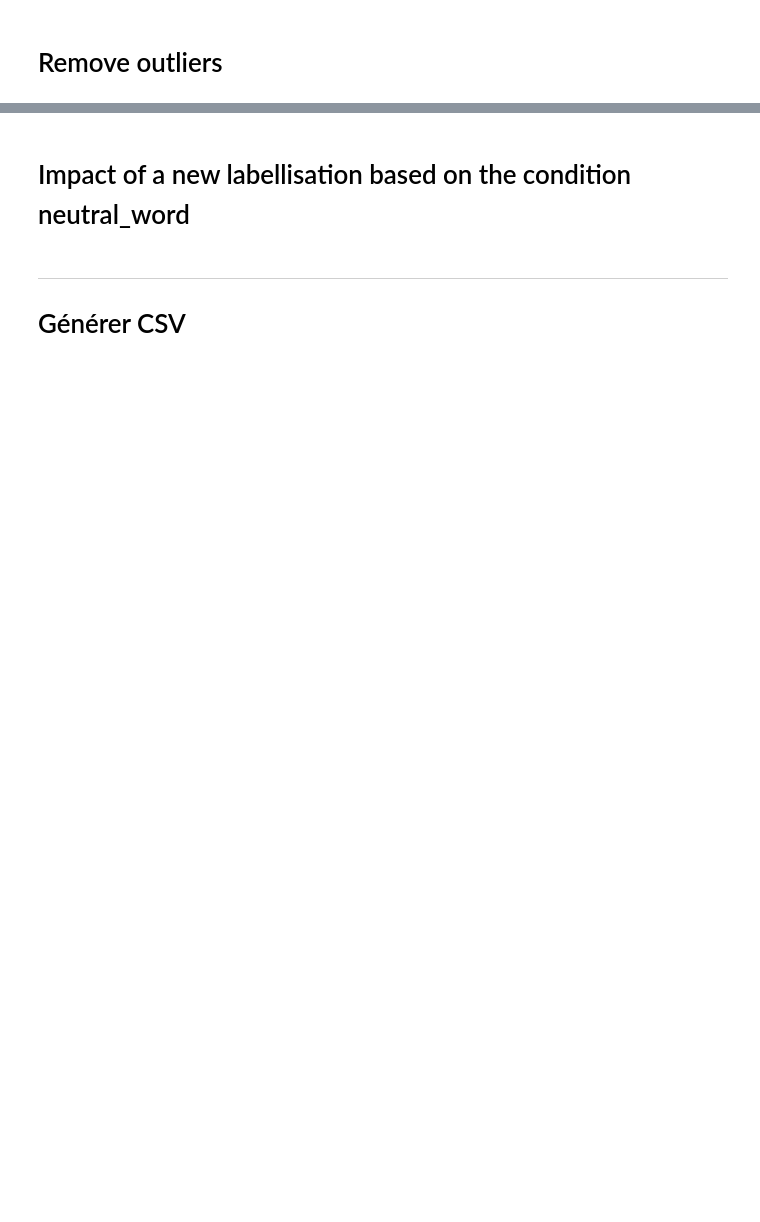
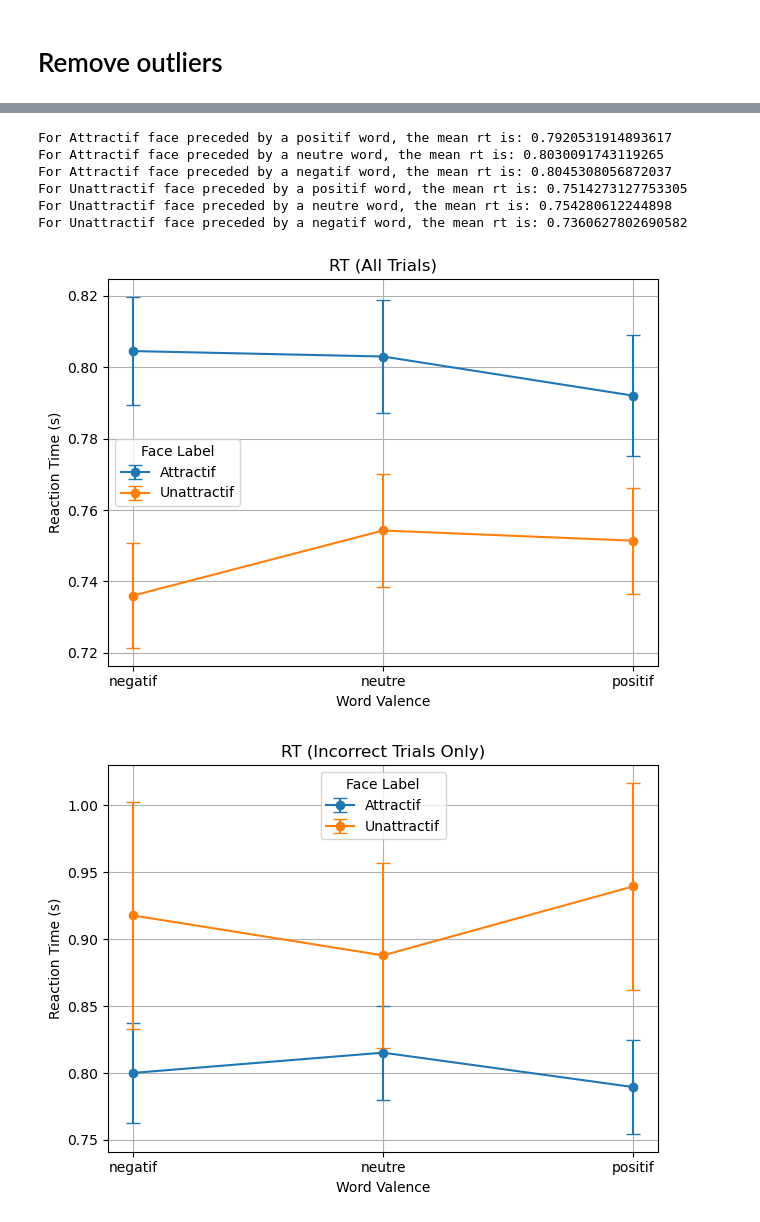
Before and after one commit to Coumess/Lab_Project_Experiment, a Jupyter notebook: extract_data.ipynb, the cells around one changed output, grey strips where cells are left out. Drawn from its saved outputs; the diff is of its cells as text; code cells hidden in the pictures; blank space fills up the shorter version.

```diff
--- a/extract_data.ipynb
+++ b/extract_data.ipynb
@@ -603,6 +149,0 @@ p-value = 0.95746
-# %% [markdown]
-# Impact of a new labellisation based on the condition neutral_word
-# %% [markdown]
----
-
-# Générer CSV
@@ -663,0 +150,70 @@ print("Fichier CSV généré")
+# %%
+for label in ["Attractif","Unattractif"]:
+    for val in ["positif","neutre","negatif"]:
+        print(f"For {label} face preceded by a {val} word, the mean rt is: {data_without_outliers[(data_without_outliers['label_face']==label)&(data_without_outliers['valence_word']==val)]['rt'].mean()}")
+# %% [output]
+For Attractif face preceded by a positif word, the mean rt is: 0.7920531914893617
+For Attractif face preceded by a neutre word, the mean rt is: 0.8030091743119265
+For Attractif face preceded by a negatif word, the mean rt is: 0.8045308056872037
+For Unattractif face preceded by a positif word, the mean rt is: 0.7514273127753305
+For Unattractif face preceded by a neutre word, the mean rt is: 0.754280612244898
+For Unattractif face preceded by a negatif word, the mean rt is: 0.7360627802690582
+# %%
+def plot_rt(data, title):
+    # --- Prepare summary data ---
+    summary = (
+        data
+        .groupby(['label_face', 'valence_word'])['rt']
+        .agg(
+            mean='mean',
+            sem=lambda x: x.std() / np.sqrt(len(x))
+        )
+        .reset_index()
+    )
+
+    # Ensure correct order
+    order = ['negatif', 'neutre', 'positif']
+    summary['valence_word'] = pd.Categorical(summary['valence_word'], categories=order, ordered=True)
+    summary = summary.sort_values('valence_word')
+
+    # --- Plot ---
+    plt.figure()
+
+    for label in summary['label_face'].unique():
+        subset = summary[summary['label_face'] == label]
+
+        plt.errorbar(
+            subset['valence_word'],
+            subset['mean'],
+            yerr=subset['sem'],
+            marker='o',
+            capsize=5,
+            label=label
+        )
+
+    plt.xlabel("Word Valence")
+    plt.ylabel("Reaction Time (s)")
+    plt.title(title)
+    plt.legend(title="Face Label")
+    plt.grid(True)
+    plt.tight_layout()
+    plt.show()
+
+
+# --- 1. All trials ---
+plot_rt(data_without_outliers, "RT (All Trials)")
+
+# --- 2. Incorrect only ---
+plot_rt(
+    data_without_outliers[data_without_outliers['correct'] == 0],
+    "RT (Incorrect Trials Only)"
+)
+
+# --- 3. Correct only ---
+plot_rt(
+    data_without_outliers[data_without_outliers['correct'] == 1],
+    "RT (Correct Trials Only)"
+)
+# %% [output]
+[figure, added]
+[figure, added]
```
Also changed, not shown: parts of 17 cells of this notebook.
